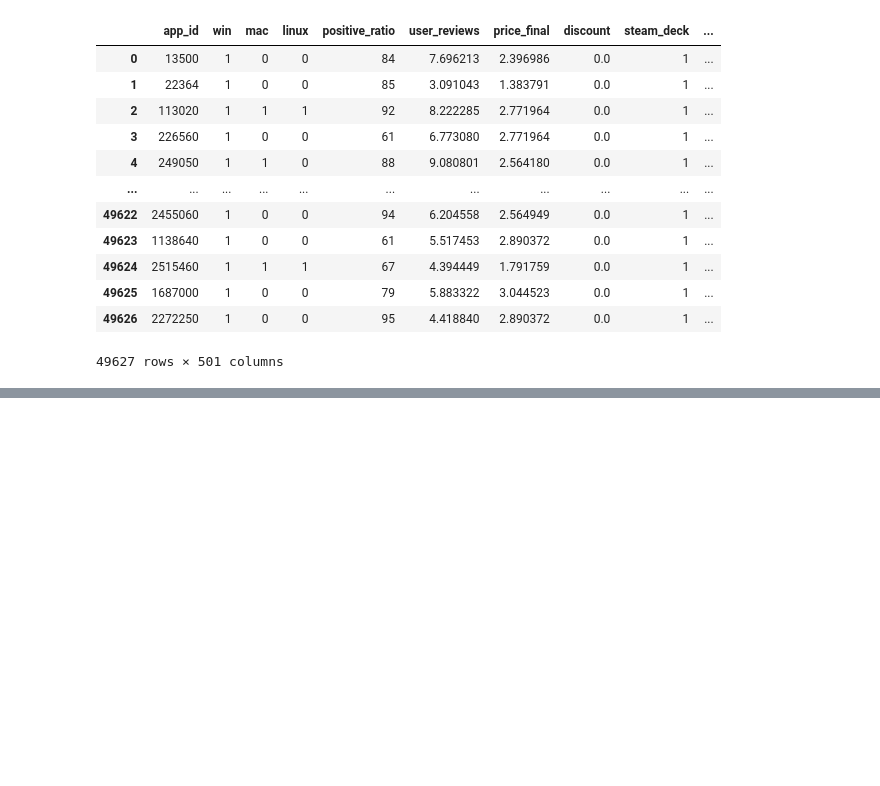
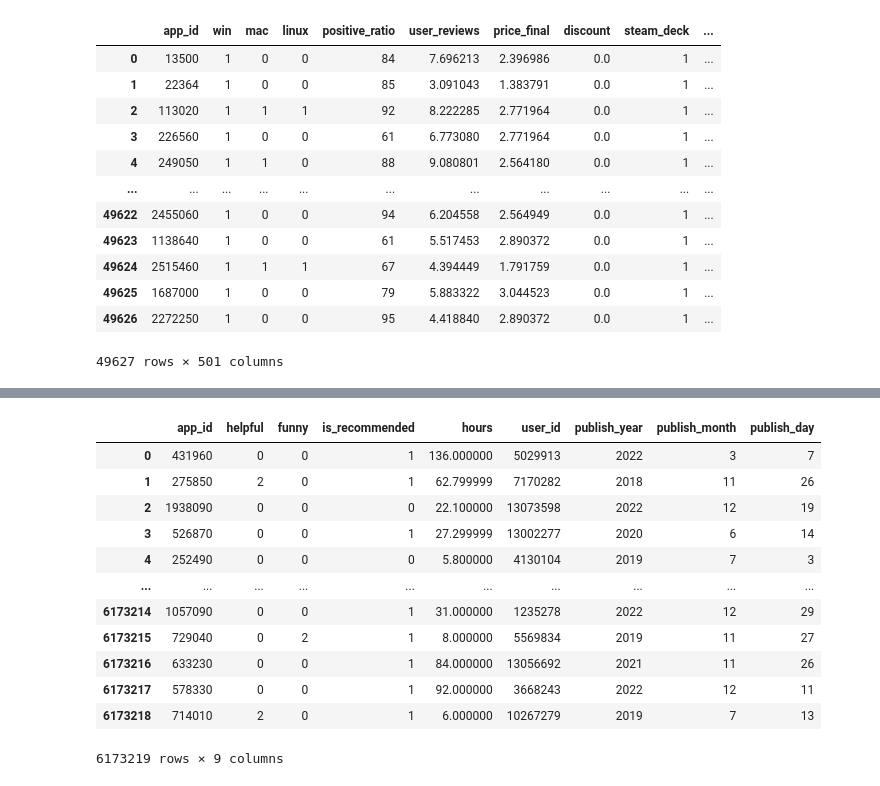
Before and after one commit to Ritish369/game_recommender_system, a Jupyter notebook: v0/notebooks/v0.ipynb, the cells around one changed output, grey strips where cells are left out. Cells and saved outputs as stored; diff of their text form; code cells hidden in the pictures; blank space fills up the shorter version.

```diff
--- a/v0/notebooks/v0.ipynb
+++ b/v0/notebooks/v0.ipynb
@@ -718,3 +718,17 @@ final_games_transformed
 # %%
 # The game feature vectors are now ready. Hence, exporting them in a csv file.
 final_games_transformed.to_csv("~/projects/game_recommender_system/v0/data/processed/processed_games_v0.csv")
+# %%
+# Now, loading and processing the recommendations(or, interactions) dataset.
+# For user simulation per v0.
+import pandas as pd
+
+# Because kernel crashes due to memory issue by large dataset. Hence, loading by chunking and random sampling.
+# Code given by GPT
+chunks = []
+for chunk in pd.read_csv('~/projects/game_recommender_system/v0/data/raw/recommendations.csv', chunksize=100_000):
+    chunks.append(chunk.sample(frac=0.15, random_state=42)) # for reproducibility
+
+interactions = pd.concat(chunks)
+
+del chunks
@@ -720,0 +770,10 @@ final_games_transformed.to_csv("~/projects/game_recommender_system/v0/data/proce
+# %%
+# For memory and performance optimizations, changing the precision automatically with appropriateness.
+interactions['date'] = pd.to_datetime(interactions['date'])
+interactions['is_recommended'] = interactions['is_recommended'].astype('int8')
+# %%
+interactions = interactions.apply(pd.to_numeric, downcast='float')
+interactions = interactions.apply(pd.to_numeric, downcast='integer')
+# %%
+interactions['date'] = pd.to_datetime(interactions['date'])
+interactions.reset_index(drop=True)
@@ -720,0 +812,25 @@ final_games_transformed.to_csv("~/projects/game_recommender_system/v0/data/proce
+# %%
+interactions['publish_year'] = interactions.date.dt.year
+interactions['publish_month'] = interactions.date.dt.month
+interactions['publish_day'] = interactions.date.dt.day
+interactions.drop(columns=['date'], inplace=True)
+interactions = interactions.apply(pd.to_numeric, downcast='integer')
+
+# The index of the set and review_id are the same. Hence, dropping that column and resetting the index.
+interactions.drop(columns=['review_id'], inplace=True)
+interactions.reset_index(drop=True, inplace=True)
+interactions
+# %% [output]
+|  | app_id | helpful | funny | is_recommended | hours | user_id | publish_year | publish_month | publish_day |
+| 0 | 431960 | 0 | 0 | 1 | 136.000000 | 5029913 | 2022 | 3 | 7 |
+| 1 | 275850 | 2 | 0 | 1 | 62.799999 | 7170282 | 2018 | 11 | 26 |
+| 2 | 1938090 | 0 | 0 | 0 | 22.100000 | 13073598 | 2022 | 12 | 19 |
+| 3 | 526870 | 0 | 0 | 1 | 27.299999 | 13002277 | 2020 | 6 | 14 |
+| 4 | 252490 | 0 | 0 | 0 | 5.800000 | 4130104 | 2019 | 7 | 3 |
+| ... | ... | ... | ... | ... | ... | ... | ... | ... | ... |
+| 6173214 | 1057090 | 0 | 0 | 1 | 31.000000 | 1235278 | 2022 | 12 | 29 |
+| 6173215 | 729040 | 0 | 2 | 1 | 8.000000 | 5569834 | 2019 | 11 | 27 |
+| 6173216 | 633230 | 0 | 0 | 1 | 84.000000 | 13056692 | 2021 | 11 | 26 |
+| 6173217 | 578330 | 0 | 0 | 1 | 92.000000 | 3668243 | 2022 | 12 | 11 |
+| 6173218 | 714010 | 2 | 0 | 1 | 6.000000 | 10267279 | 2019 | 7 | 13 |
+6173219 rows × 9 columns
```
Also changed, not shown: parts of 33 cells of this notebook.
